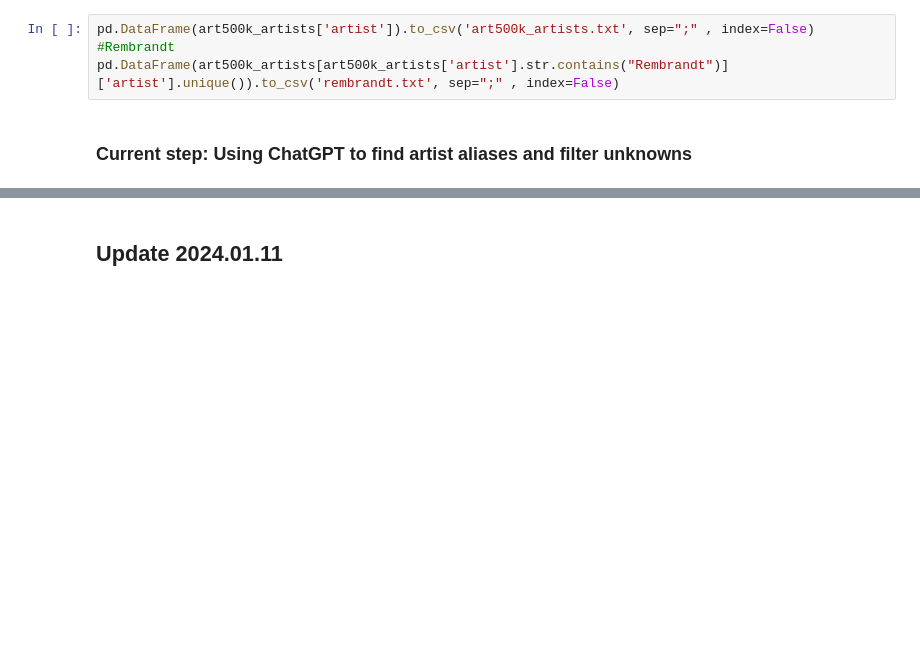
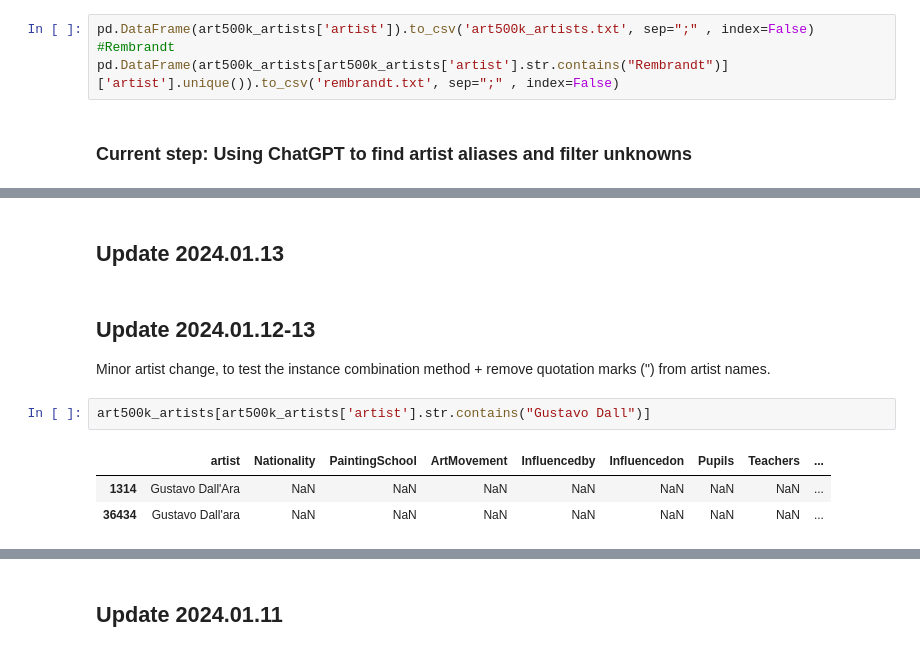
Before and after one commit to me9hanics/PainterPalette, a Jupyter notebook: art500k_updates.ipynb, the cells around one changed output, grey strips where cells are left out. Drawn from its saved outputs; the diff is of its cells as text; blank space fills up the shorter version.

```diff
--- a/art500k_updates.ipynb
+++ b/art500k_updates.ipynb
@@ -282,0 +295,12 @@ pd.DataFrame(art500k_artists[art500k_artists['artist'].str.contains("Rembrandt")
+# %% [markdown]
+## Update 2024.01.13
+# %% [markdown]
+## Update 2024.01.12-13
+
+Minor artist change, to test the instance combination method + remove quotation marks (") from artist names.
+# %%
+art500k_artists[art500k_artists['artist'].str.contains("Gustavo Dall")]
+# %% [output]
+|  | artist | Nationality | PaintingSchool | ArtMovement | Influencedby | Influencedon | Pupils | Teachers | ... |
+| 1314 | Gustavo Dall'Ara | NaN | NaN | NaN | NaN | NaN | NaN | NaN | ... |
+| 36434 | Gustavo Dall'ara | NaN | NaN | NaN | NaN | NaN | NaN | NaN | ... |
```
Also changed, not shown: parts of 9 cells of this notebook.
